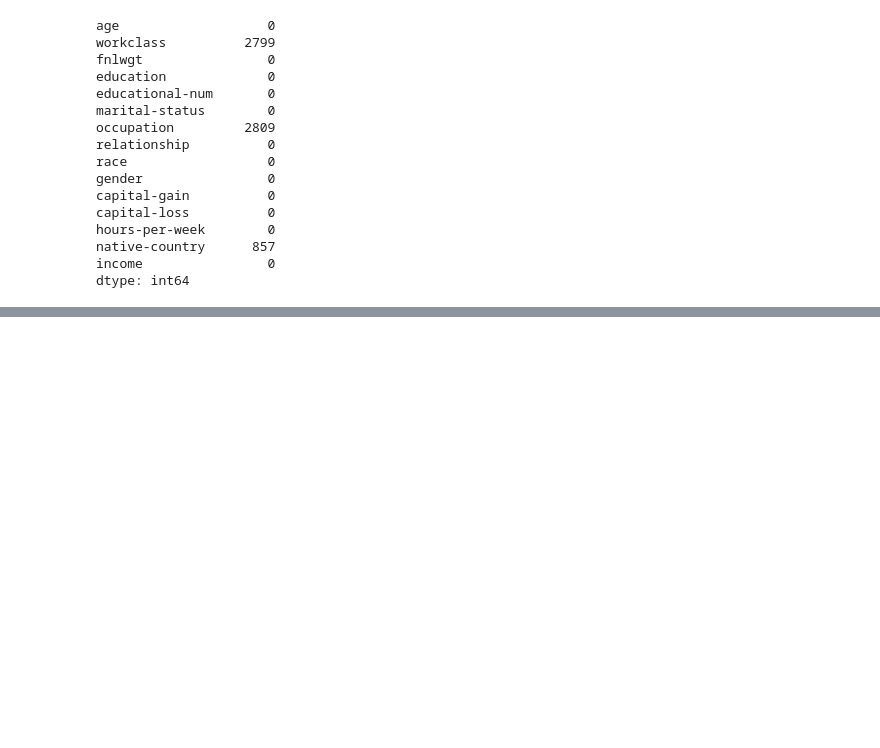
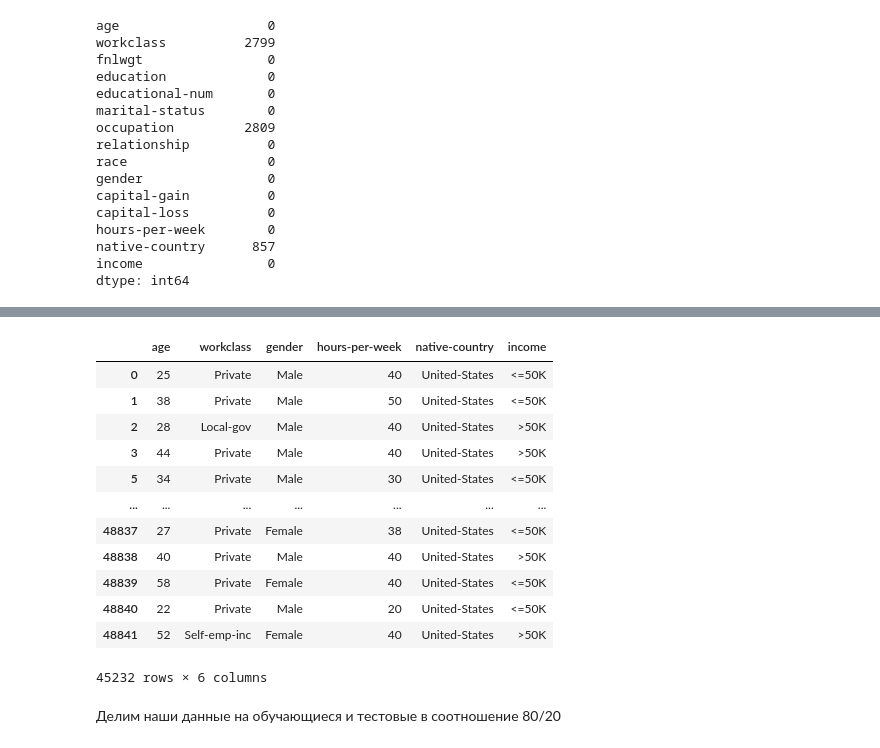
Before and after one commit to koresh123/-Classification-Logistic-Regression-and-SVM, a Jupyter notebook: logistic_and_SVM_regracion.ipynb, the cells around one changed output, grey strips where cells are left out. Drawn from its saved outputs; the diff is of its cells as text; code cells hidden in the pictures; blank space fills up the shorter version.

```diff
--- a/logistic_and_SVM_regracion.ipynb
+++ b/logistic_and_SVM_regracion.ipynb
@@ -75,0 +104,5 @@ dtype: int64
+# %%
+data_obvious_connection = data[['age', 'workclass', 'gender', 'hours-per-week', 'native-country', 'income']]
+data_obvious_connection = data_obvious_connection[
+    (data_obvious_connection['native-country'] != '?') & (data_obvious_connection['workclass'] != '?')]
+data_obvious_connection.apply(lambda x: (x == '?')).sum()
@@ -75,0 +117,16 @@ dtype: int64
+# %%
+data_obvious_connection
+# %% [output]
+|  | age | workclass | gender | hours-per-week | native-country | income |
+| 0 | 25 | Private | Male | 40 | United-States | <=50K |
+| 1 | 38 | Private | Male | 50 | United-States | <=50K |
+| 2 | 28 | Local-gov | Male | 40 | United-States | >50K |
+| 3 | 44 | Private | Male | 40 | United-States | >50K |
+| 5 | 34 | Private | Male | 30 | United-States | <=50K |
+| ... | ... | ... | ... | ... | ... | ... |
+| 48837 | 27 | Private | Female | 38 | United-States | <=50K |
+| 48838 | 40 | Private | Male | 40 | United-States | >50K |
+| 48839 | 58 | Private | Female | 40 | United-States | <=50K |
+| 48840 | 22 | Private | Male | 20 | United-States | <=50K |
+| 48841 | 52 | Self-emp-inc | Female | 40 | United-States | >50K |
+45232 rows × 6 columns
@@ -75,0 +137,2 @@ dtype: int64
+# %% [markdown]
+Делим наши данные на обучающиеся и тестовые в соотношение 80/20
```
Also changed, not shown: parts of 50 cells of this notebook.
